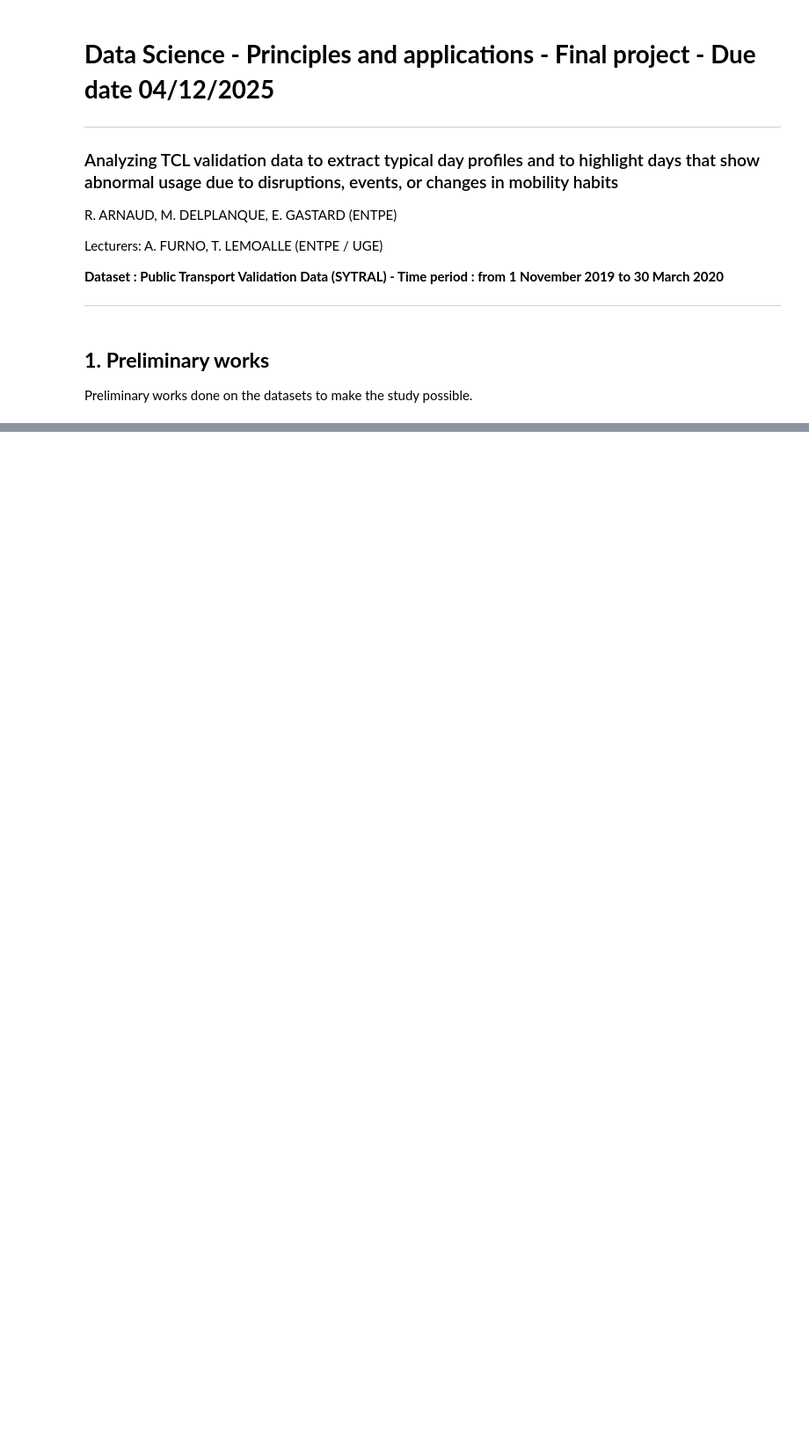
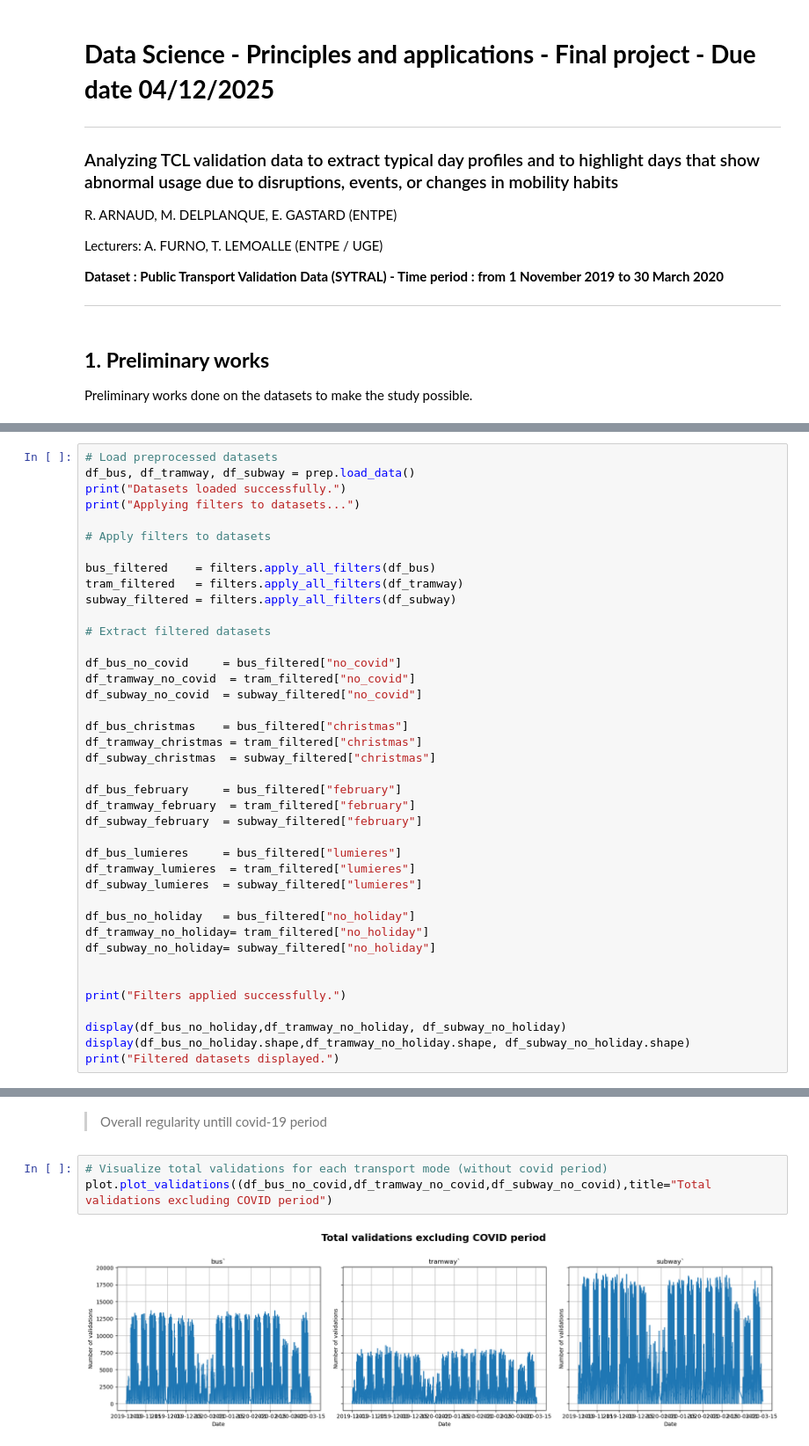
Before and after one commit to arnaudromain2003-lang/DSPAP-Project-2025-ARNAUD-DELPLANQUE-GASTARD, a Jupyter notebook: notebooks/Final_notebook.ipynb, the cells around one changed output, grey strips where cells are left out. Shown at 88% size. Saved outputs shown, nothing was run; the diff lists cells and outputs as text; blank space fills up the shorter version.

```diff
--- a/notebooks/Final_notebook.ipynb
+++ b/notebooks/Final_notebook.ipynb
@@ -175,0 +63,40 @@ Pour le subway, deux colonnes utilisees seulement VAL_DATA et Flow agrégé sur
+# %%
+# Load preprocessed datasets
+df_bus, df_tramway, df_subway = prep.load_data()
+print("Datasets loaded successfully.")
+print("Applying filters to datasets...")
+
+# Apply filters to datasets
+
+bus_filtered    = filters.apply_all_filters(df_bus)
+tram_filtered   = filters.apply_all_filters(df_tramway)
+subway_filtered = filters.apply_all_filters(df_subway)
+
+# Extract filtered datasets
+
+df_bus_no_covid     = bus_filtered["no_covid"]
+df_tramway_no_covid  = tram_filtered["no_covid"]
+df_subway_no_covid  = subway_filtered["no_covid"]
+
+df_bus_christmas    = bus_filtered["christmas"]
+df_tramway_christmas = tram_filtered["christmas"]
+df_subway_christmas  = subway_filtered["christmas"]
+
+df_bus_february     = bus_filtered["february"]
+df_tramway_february  = tram_filtered["february"]
+df_subway_february  = subway_filtered["february"]
+
+df_bus_lumieres     = bus_filtered["lumieres"]
+df_tramway_lumieres  = tram_filtered["lumieres"]
+df_subway_lumieres  = subway_filtered["lumieres"]
+
+df_bus_no_holiday   = bus_filtered["no_holiday"]
+df_tramway_no_holiday= tram_filtered["no_holiday"]
+df_subway_no_holiday= subway_filtered["no_holiday"]
+
+
+print("Filters applied successfully.")
+
+display(df_bus_no_holiday,df_tramway_no_holiday, df_subway_no_holiday)
+display(df_bus_no_holiday.shape,df_tramway_no_holiday.shape, df_subway_no_holiday.shape)
+print("Filtered datasets displayed.")
@@ -175,0 +165,7 @@ Pour le subway, deux colonnes utilisees seulement VAL_DATA et Flow agrégé sur
+# %% [markdown]
+> Overall regularity untill covid-19 period
+# %%
+# Visualize total validations for each transport mode (without covid period)
+plot.plot_validations((df_bus_no_covid,df_tramway_no_covid,df_subway_no_covid),title="Total validations excluding COVID period")
+# %% [output]
+[figure, added]
```
Also changed, not shown: parts of 54 cells of this notebook, 7 other files.
